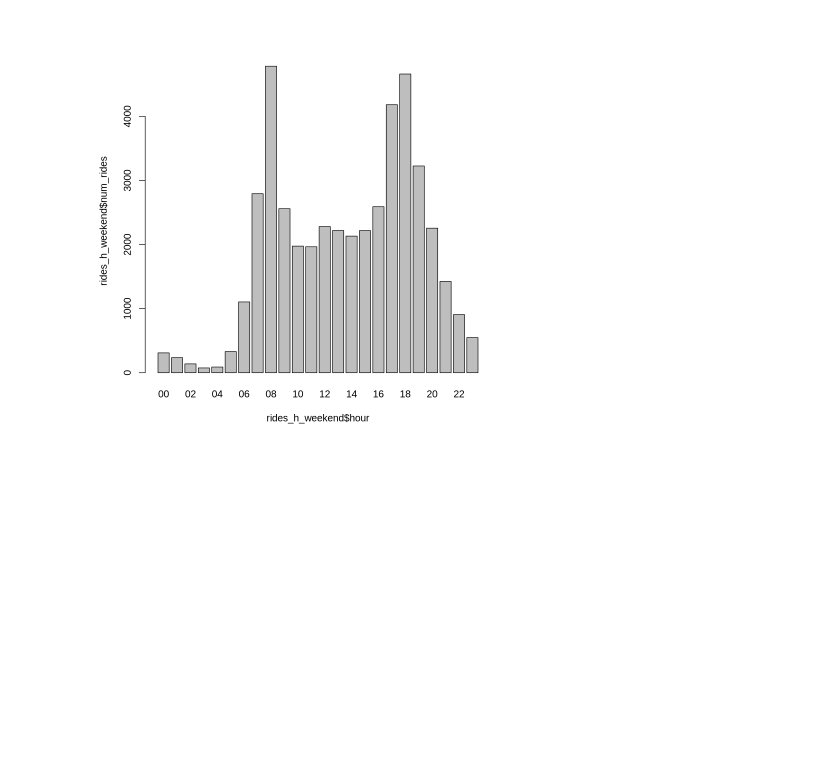
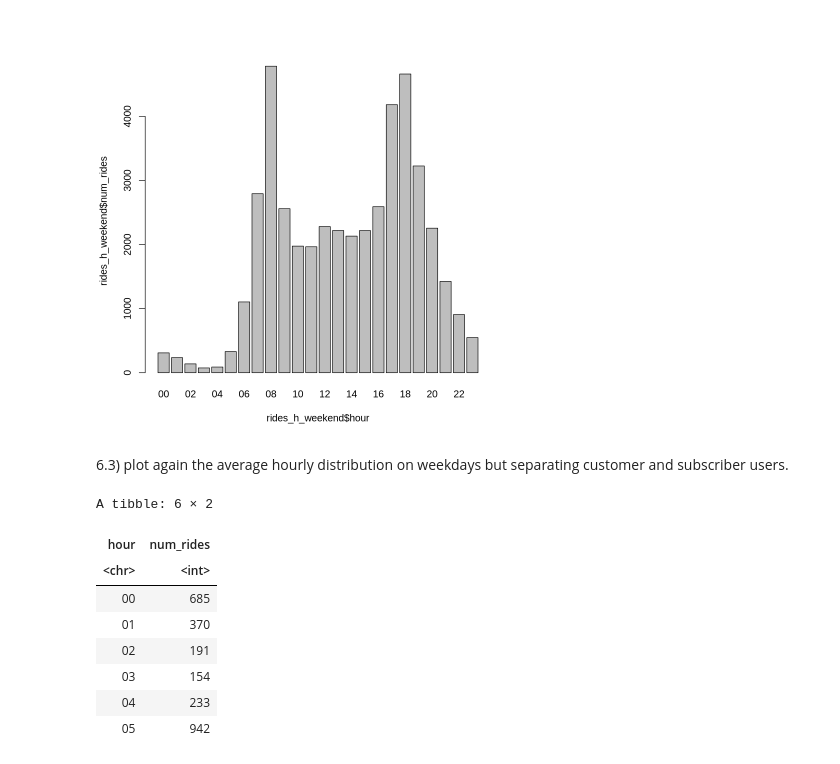
Before and after one commit to pietromalagoli/asp, a Jupyter notebook: code/lab01/Malagoli_Pietro_Lab01.ipynb, the cells around one changed output. Cells and saved outputs as stored; diff of their text form; code cells hidden in the pictures; blank space fills up the shorter version.

```diff
--- a/code/lab01/Malagoli_Pietro_Lab01.ipynb
+++ b/code/lab01/Malagoli_Pietro_Lab01.ipynb
@@ -175,3 +175,17 @@ rides_h_weekend <- df %>%
 barplot(rides_h_weekend$num_rides ~ rides_h_weekend$hour)
 # %% [output]
 [figure]
+# %% [markdown]
+6.3) plot again the average hourly distribution on weekdays but separating customer and subscriber users.
+# %%
+head(rides_h_weekday)
+# %% [output]
+A tibble: 6 × 2
+| hour | num_rides |
+| <chr> | <int> |
+| 00 | 685 |
+| 01 | 370 |
+| 02 | 191 |
+| 03 | 154 |
+| 04 | 233 |
+| 05 | 942 |
```
Also changed, not shown: parts of 2 cells of this notebook.
